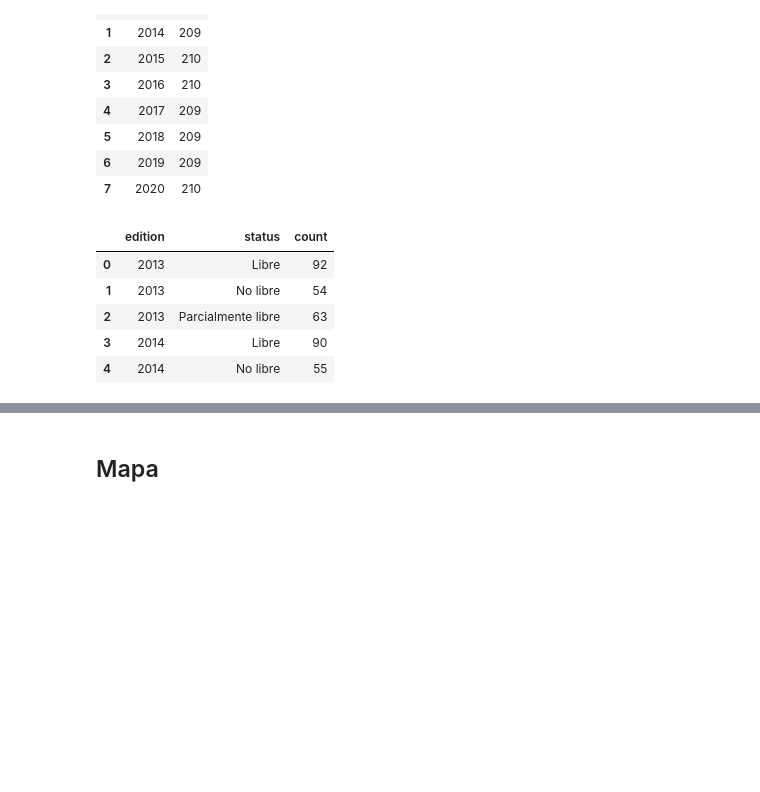
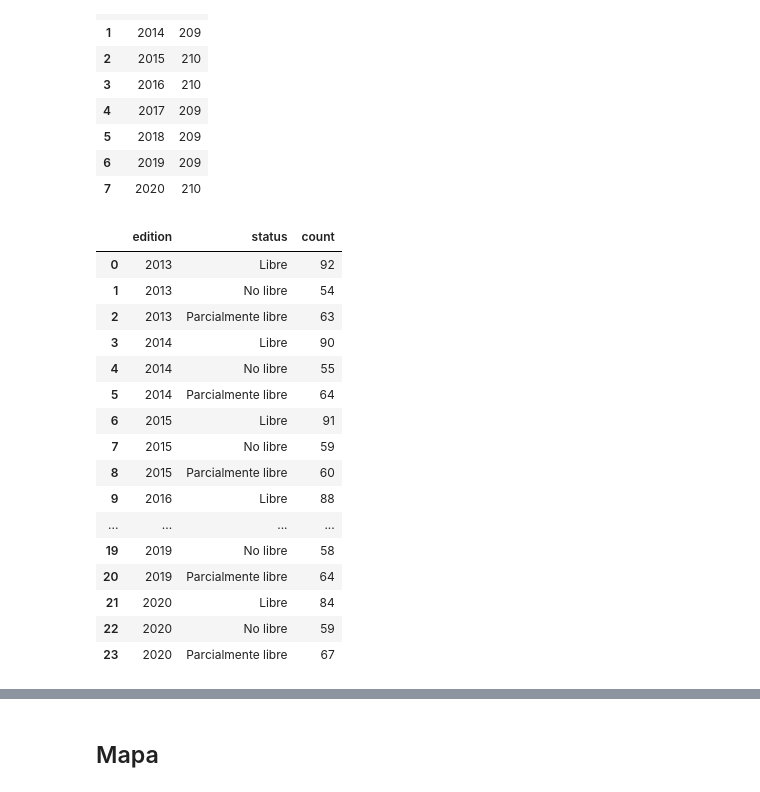
Before and after one commit to Morante-tech/PoliticAI, a Jupyter notebook: privado-articulos/notebooks/6_gobiernos_autoritarios.ipynb, the cells around one changed output, grey strips where cells are left out. Drawn from its saved outputs; the diff is of its cells as text; code cells hidden in the pictures; blank space fills up the shorter version.

```diff
--- a/privado-articulos/notebooks/6_gobiernos_autoritarios.ipynb
+++ b/privado-articulos/notebooks/6_gobiernos_autoritarios.ipynb
@@ -137,14 +137,25 @@ df_freedomhouse.groupby(["edition"]).size().reset_index()
 # %%
 df_count = df_freedomhouse.groupby(["edition","status"]).size().reset_index().rename(columns={0:"count"})
 df_count = df_count.replace({"F":"Libre", "NF": "No libre", "PF":"Parcialmente libre"})
-df_count.head()
+df_count
 # %% [output]
 |  | edition | status | count |
 | 0 | 2013 | Libre | 92 |
 | 1 | 2013 | No libre | 54 |
 | 2 | 2013 | Parcialmente libre | 63 |
 | 3 | 2014 | Libre | 90 |
 | 4 | 2014 | No libre | 55 |
+| 5 | 2014 | Parcialmente libre | 64 |
+| 6 | 2015 | Libre | 91 |
+| 7 | 2015 | No libre | 59 |
+| 8 | 2015 | Parcialmente libre | 60 |
+| 9 | 2016 | Libre | 88 |
+| ... | ... | ... | ... |
+| 19 | 2019 | No libre | 58 |
+| 20 | 2019 | Parcialmente libre | 64 |
+| 21 | 2020 | Libre | 84 |
+| 22 | 2020 | No libre | 59 |
+| 23 | 2020 | Parcialmente libre | 67 |
 # %%
 fig_bars = px.line(df_count, x="edition", y="count", color="status",
                   title="Evolución del estatus de los países 2013-2020 según Freedom in the World")
```
Also changed, not shown: parts of 3 cells of this notebook.
